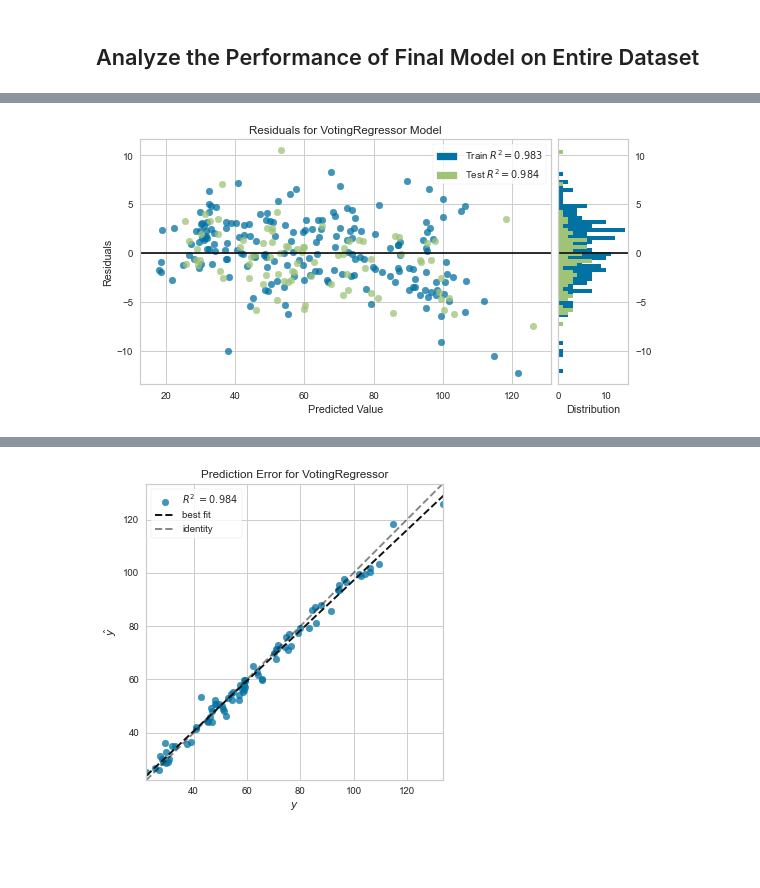
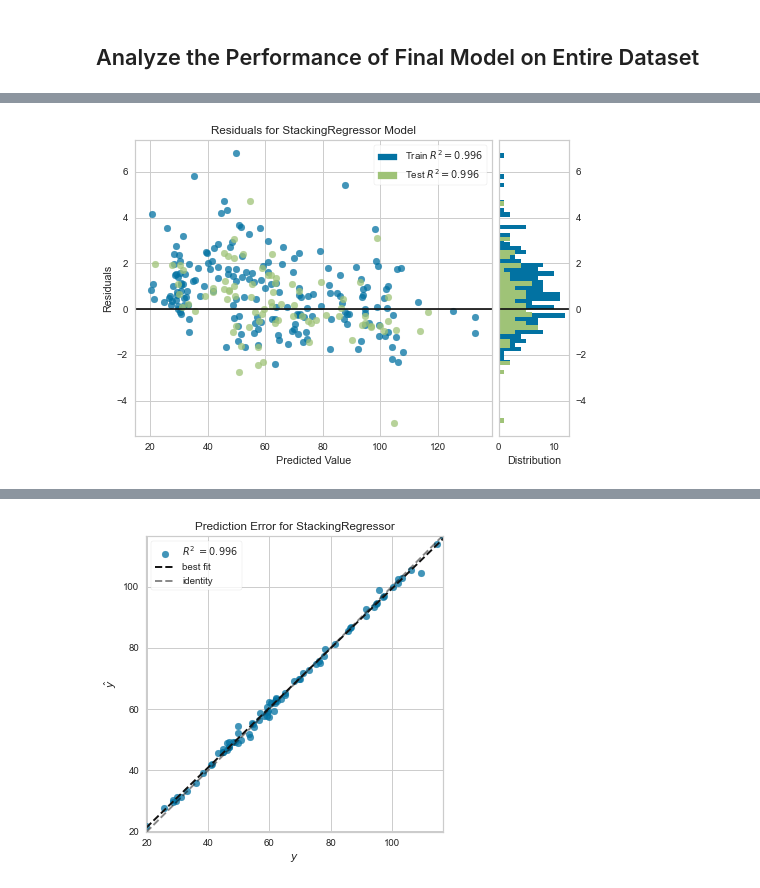
Before and after one commit to faridjn/WTI_Crude_Oil_Price_Prediction_Using_ML, a Jupyter notebook: notebooks/04_pre-processing_and_training.ipynb, the cells around one changed output, grey strips where cells are left out. Cells and saved outputs as stored; diff of their text form; code cells hidden in the pictures; blank space fills up the shorter version.

```diff
--- a/notebooks/04_pre-processing_and_training.ipynb
+++ b/notebooks/04_pre-processing_and_training.ipynb
@@ -456,9 +475,9 @@ pred_tunded_stacker = predict_model(stacker_specific)
 # %%
-# The Blend model seems to perform better in both our train and test so let us finalize it.
+# The stack model seems to perform better in both our train and test so let us finalize it.
 #The finalize_model() function trains the model on the entire dataset.
 
-finalize_blender = finalize_model(blender_specific)
-display(finalize_blender)
+finalize_stacker = finalize_model(stacker_specific)
+display(finalize_stacker)
 # %% [output]
 Pipeline(memory=Memory(location=C:\Users\Farid\AppData\Local\Temp\joblib),
          steps=[('numerical_imputer',
@@ -507,9 +526,5 @@ pred_final_blender.describe().T
 # %%
-# We can use the Pycaret's built-in plot_model() function to generate Residuals and Error plots for the finalized blend model.
-fig = plt.figure(figsize=(9,10))
-ax = fig.add_subplot(2,1,1)
-plot_model(finalize_blender, plot='residuals', save=False, verbose=False, scale=0.7)
-ax = fig.add_subplot(2,1,2)
-plot_model(finalize_blender, plot='error', save=False, verbose=False, scale=0.7)
-plt.show()
+# Use plot_model() function to generate Residuals and Error plots for the stack model.
+plot_model(finalize_stacker, plot='residuals', scale=0.7)
+plot_model(finalize_stacker, plot='error', scale=0.7)
 # %% [output]
@@ -516 +532 @@ plt.show()
-[figure, old version]
+[figure, new version]
@@ -517,4 +534,4 @@ plt.show()
-[figure, old version]
+[figure, new version]
 # %%
 # An interesting view is looking at the Actual Values and Predicted Values (Label) in
 #a histogram over the entire dataset. This shows the distribution between the values.
```
Also changed, not shown: parts of 43 cells of this notebook, 5 other files.
